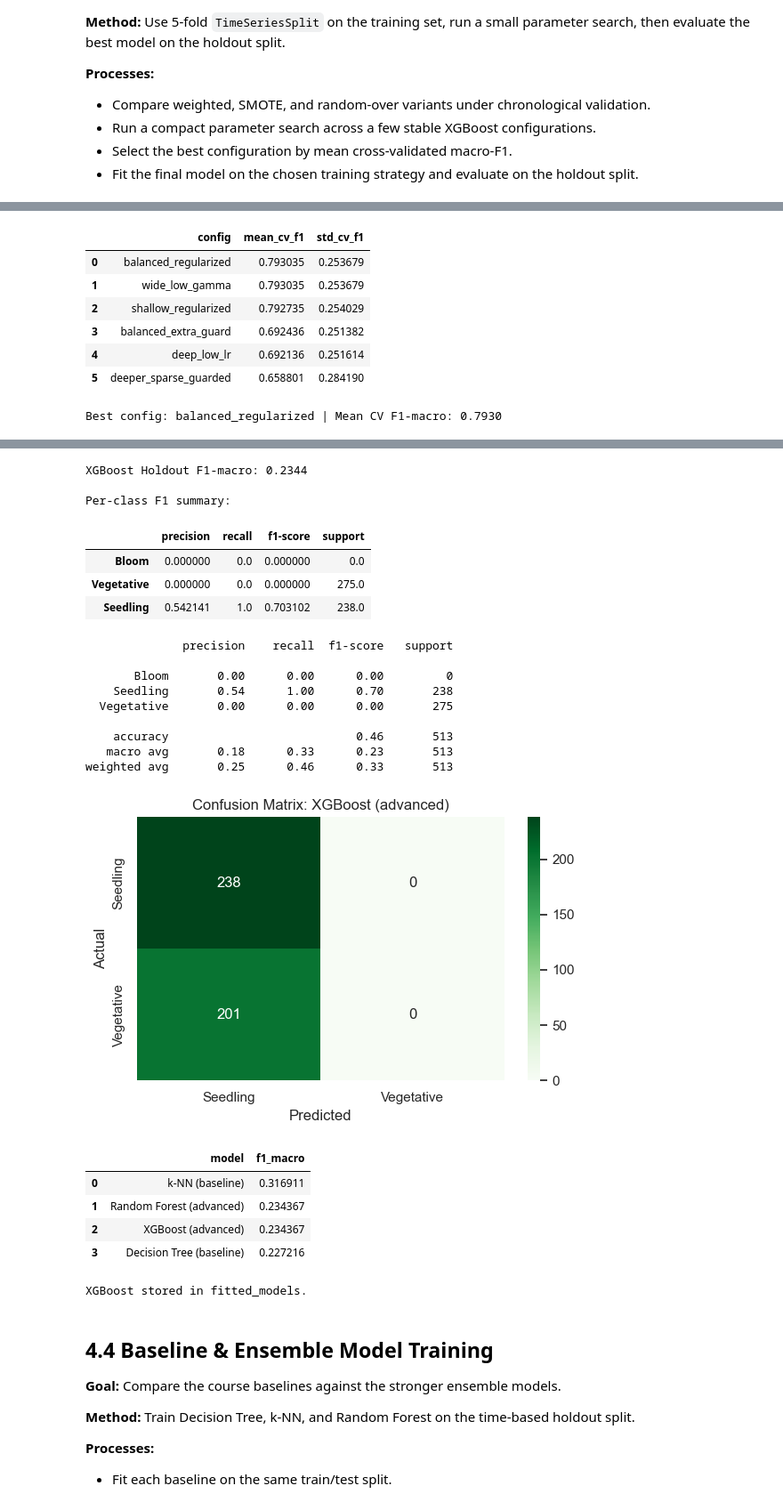
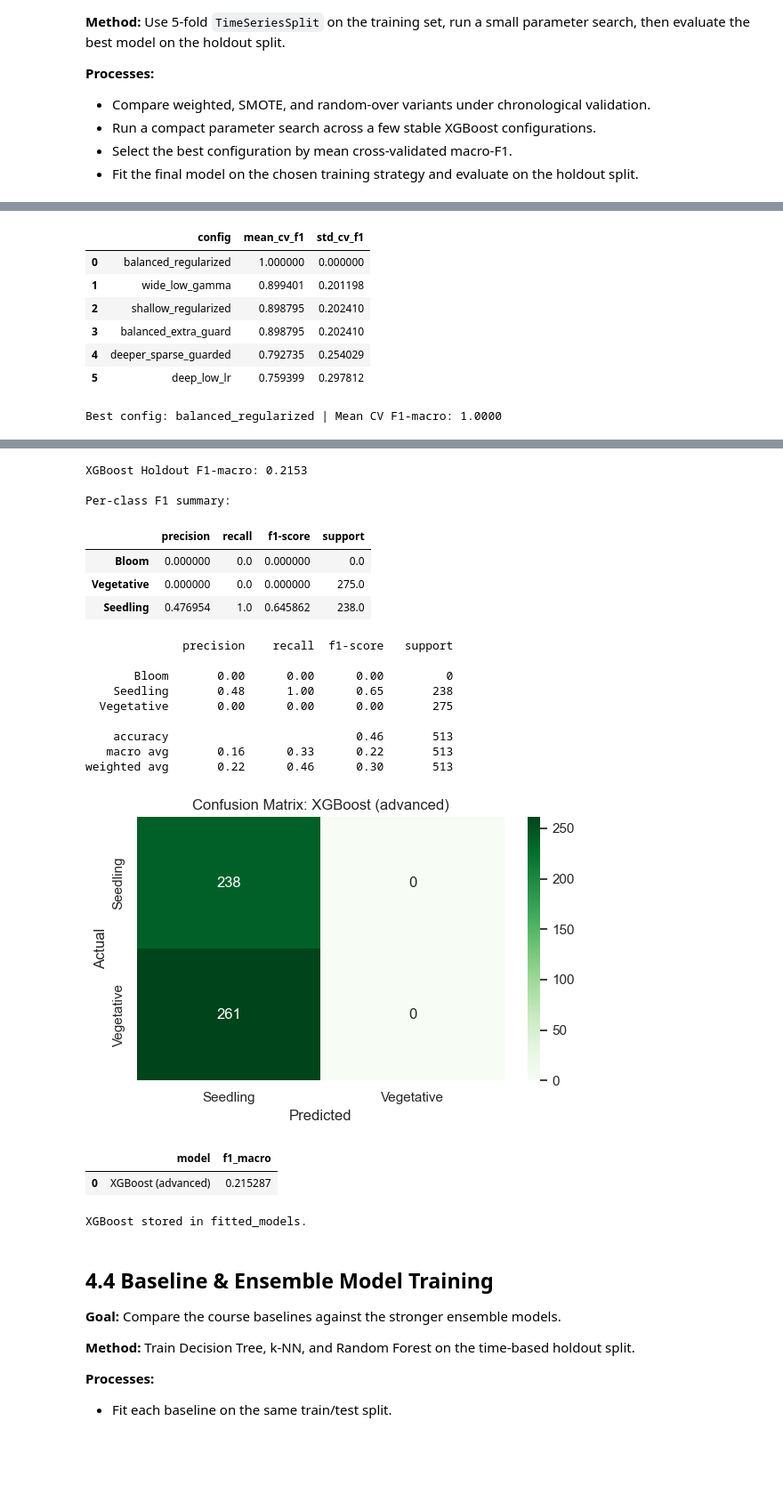
Before and after one commit to Plant-IQ/AutoGrow_DataAnalytics, a Jupyter notebook: data_analytics/AutoGrow_improved.ipynb, the cells around one changed output, grey strips where cells are left out. Shown at 89% size. Drawn from its saved outputs; the diff is of its cells as text; code cells hidden in the pictures; blank space fills up the shorter version.

```diff
--- a/data_analytics/AutoGrow_improved.ipynb
+++ b/data_analytics/AutoGrow_improved.ipynb
@@ -1010,7 +1057,17 @@ model_df = model_df[model_df['target_stage'].isin(valid_classes)].copy()
 feature_candidates = [
     col_temp_in, col_hum_in, col_soil, col_light_lux, col_light_hrs,
     col_temp_out_feat, col_hum_out_feat,
+    f'{col_temp_out_feat}_lag1' if col_temp_out_feat else None,
+    f'{col_temp_out_feat}_lag3' if col_temp_out_feat else None,
+    f'{col_temp_out_feat}_rollmean6' if col_temp_out_feat else None,
+    f'{col_temp_out_feat}_rollstd6' if col_temp_out_feat else None,
+    f'{col_hum_out_feat}_lag1' if col_hum_out_feat else None,
+    f'{col_hum_out_feat}_lag3' if col_hum_out_feat else None,
+    f'{col_hum_out_feat}_rollmean6' if col_hum_out_feat else None,
+    f'{col_hum_out_feat}_rollstd6' if col_hum_out_feat else None,
     'temp_delta', 'minutes_since_prev',
+    'temp_humidity_interaction', 'temp_humidity_gap', 'temp_soil_interaction', 'temp_light_interaction', 'humidity_soil_interaction',
+    'row_index', 'hours_since_start', 'days_since_start', 'time_progress', 'dow_sin', 'dow_cos', 'is_weekend',
     'hour_sin', 'hour_cos', 'daylight_hours',
     f'{col_temp_in}_lag1' if col_temp_in else None,
     f'{col_temp_in}_lag2' if col_temp_in else None,
@@ -1026,6 +1083,8 @@ feature_candidates = [
     f'{col_temp_in}_rollstd6' if col_temp_in else None,
     f'{col_temp_in}_rollmean12' if col_temp_in else None,
     f'{col_temp_in}_rollstd12' if col_temp_in else None,
+    f'{col_temp_in}_trend6' if col_temp_in else None,
+    f'{col_temp_in}_trend12' if col_temp_in else None,
     f'{col_hum_in}_lag1' if col_hum_in else None,
     f'{col_hum_in}_lag2' if col_hum_in else None,
     f'{col_hum_in}_lag3' if col_hum_in else None,
@@ -1040,6 +1099,8 @@ feature_candidates = [
     f'{col_hum_in}_rollstd6' if col_hum_in else None,
     f'{col_hum_in}_rollmean12' if col_hum_in else None,
     f'{col_hum_in}_rollstd12' if col_hum_in else None,
+    f'{col_hum_in}_trend6' if col_hum_in else None,
+    f'{col_hum_in}_trend12' if col_hum_in else None,
     f'{col_soil}_lag1' if col_soil else None,
     f'{col_soil}_lag2' if col_soil else None,
     f'{col_soil}_lag3' if col_soil else None,
@@ -1054,6 +1115,8 @@ feature_candidates = [
     f'{col_soil}_rollstd6' if col_soil else None,
     f'{col_soil}_rollmean12' if col_soil else None,
     f'{col_soil}_rollstd12' if col_soil else None,
+    f'{col_soil}_trend6' if col_soil else None,
+    f'{col_soil}_trend12' if col_soil else None,
     f'{col_light_lux}_lag1' if col_light_lux else None,
     f'{col_light_lux}_lag2' if col_light_lux else None,
     f'{col_light_lux}_lag3' if col_light_lux else None,
@@ -1068,6 +1131,8 @@ feature_candidates = [
     f'{col_light_lux}_rollstd6' if col_light_lux else None,
     f'{col_light_lux}_rollmean12' if col_light_lux else None,
     f'{col_light_lux}_rollstd12' if col_light_lux else None,
+    f'{col_light_lux}_trend6' if col_light_lux else None,
+    f'{col_light_lux}_trend12' if col_light_lux else None,
     f'{col_light_hrs}_lag1' if col_light_hrs else None,
     f'{col_light_hrs}_lag2' if col_light_hrs else None,
     f'{col_light_hrs}_lag3' if col_light_hrs else None,
@@ -1082,6 +1147,8 @@ feature_candidates = [
     f'{col_light_hrs}_rollstd6' if col_light_hrs else None,
     f'{col_light_hrs}_rollmean12' if col_light_hrs else None,
     f'{col_light_hrs}_rollstd12' if col_light_hrs else None,
+    f'{col_light_hrs}_trend6' if col_light_hrs else None,
+    f'{col_light_hrs}_trend12' if col_light_hrs else None,
 ]
 X_cols = [c for c in feature_candidates if c is not None and c in model_df.columns]
 
@@ -1259,7 +1326,7 @@ y_train_enc = le.fit_transform(y_train_cv.astype(str))
 y_test_str = y_test.astype(str)
 
 base_xgb_params = dict(
-    n_estimators=700,
+    n_estimators=600,
     eval_metric='mlogloss',
     objective='multi:softprob',
     random_state=42,
@@ -1364,6 +1431,9 @@ for cfg in candidate_configs:
         fit_kwargs = {}
         if sample_weight is not None:
             fit_kwargs['sample_weight'] = sample_weight[train_idx]
+        eval_set = [(X_train_cv.iloc[val_idx], y_train_enc[val_idx])]
+        fit_kwargs['eval_set'] = eval_set
+        fit_kwargs['verbose'] = False
         fold_model.fit(
             X_train_cv.iloc[train_idx],
             y_train_enc[train_idx],
@@ -1402,12 +1472,15 @@ plt.title('XGBoost: TimeSeriesSplit CV by configuration')
 plt.tight_layout()
 plt.show()
 
-# ── Final fit → holdout evaluation ───────────────────────────────
+
+# Final fit uses the full training window because this XGBoost build does not
+# support early-stopping kwargs on `.fit()`. The smaller `n_estimators` above keeps
+# the model from overtraining while staying version-safe.
 xgb_clf = xgb.XGBClassifier(**best_params)
 fit_kwargs = {}
 if sample_weight is not None:
     fit_kwargs['sample_weight'] = sample_weight
-xgb_clf.fit(X_train_cv, y_train_enc, **fit_kwargs)
+xgb_clf.fit(X_train_cv, y_train_enc, verbose=False, **fit_kwargs)
 y_pred_xgb = le.inverse_transform(xgb_clf.predict(X_test_cv))
 
 xgb_f1 = f1_score(y_test_str, y_pred_xgb, average='macro', zero_division=0)
@@ -1453,8 +1526,8 @@ Features entering XGBoost: 66
 |  | config | mean_cv_f1 | std_cv_f1 |
-| 0 | balanced_regularized | 0.793035 | 0.253679 |
-| 1 | wide_low_gamma | 0.793035 | 0.253679 |
-| 2 | shallow_regularized | 0.792735 | 0.254029 |
-| 3 | balanced_extra_guard | 0.692436 | 0.251382 |
-| 4 | deep_low_lr | 0.692136 | 0.251614 |
-| 5 | deeper_sparse_guarded | 0.658801 | 0.284190 |
+| 0 | balanced_regularized | 1.000000 | 0.000000 |
+| 1 | wide_low_gamma | 0.899401 | 0.201198 |
+| 2 | shallow_regularized | 0.898795 | 0.202410 |
+| 3 | balanced_extra_guard | 0.898795 | 0.202410 |
+| 4 | deeper_sparse_guarded | 0.792735 | 0.254029 |
+| 5 | deep_low_lr | 0.759399 | 0.297812 |
-Best config: balanced_regularized | Mean CV F1-macro: 0.7930
+Best config: balanced_regularized | Mean CV F1-macro: 1.0000
@@ -1462,25 +1535,22 @@ Best config: balanced_regularized | Mean CV F1-macro: 0.7930
-XGBoost Holdout F1-macro: 0.2344
+XGBoost Holdout F1-macro: 0.2153
 
 Per-class F1 summary:
 |  | precision | recall | f1-score | support |
 | Bloom | 0.000000 | 0.0 | 0.000000 | 0.0 |
 | Vegetative | 0.000000 | 0.0 | 0.000000 | 275.0 |
-| Seedling | 0.542141 | 1.0 | 0.703102 | 238.0 |
+| Seedling | 0.476954 | 1.0 | 0.645862 | 238.0 |
               precision    recall  f1-score   support
 
        Bloom       0.00      0.00      0.00         0
-    Seedling       0.54      1.00      0.70       238
+    Seedling       0.48      1.00      0.65       238
   Vegetative       0.00      0.00      0.00       275
 
     accuracy                           0.46       513
-   macro avg       0.18      0.33      0.23       513
-weighted avg       0.25      0.46      0.33       513
+   macro avg       0.16      0.33      0.22       513
+weighted avg       0.22      0.46      0.30       513
-[figure, old version]
+[figure, new version]
 |  | model | f1_macro |
-| 0 | k-NN (baseline) | 0.316911 |
-| 1 | Random Forest (advanced) | 0.234367 |
-| 2 | XGBoost (advanced) | 0.234367 |
-| 3 | Decision Tree (baseline) | 0.227216 |
+| 0 | XGBoost (advanced) | 0.215287 |
 XGBoost stored in fitted_models.
 # %% [markdown]
 ## 4.4 Baseline & Ensemble Model Training
```
Also changed, not shown: parts of 8 cells of this notebook.
